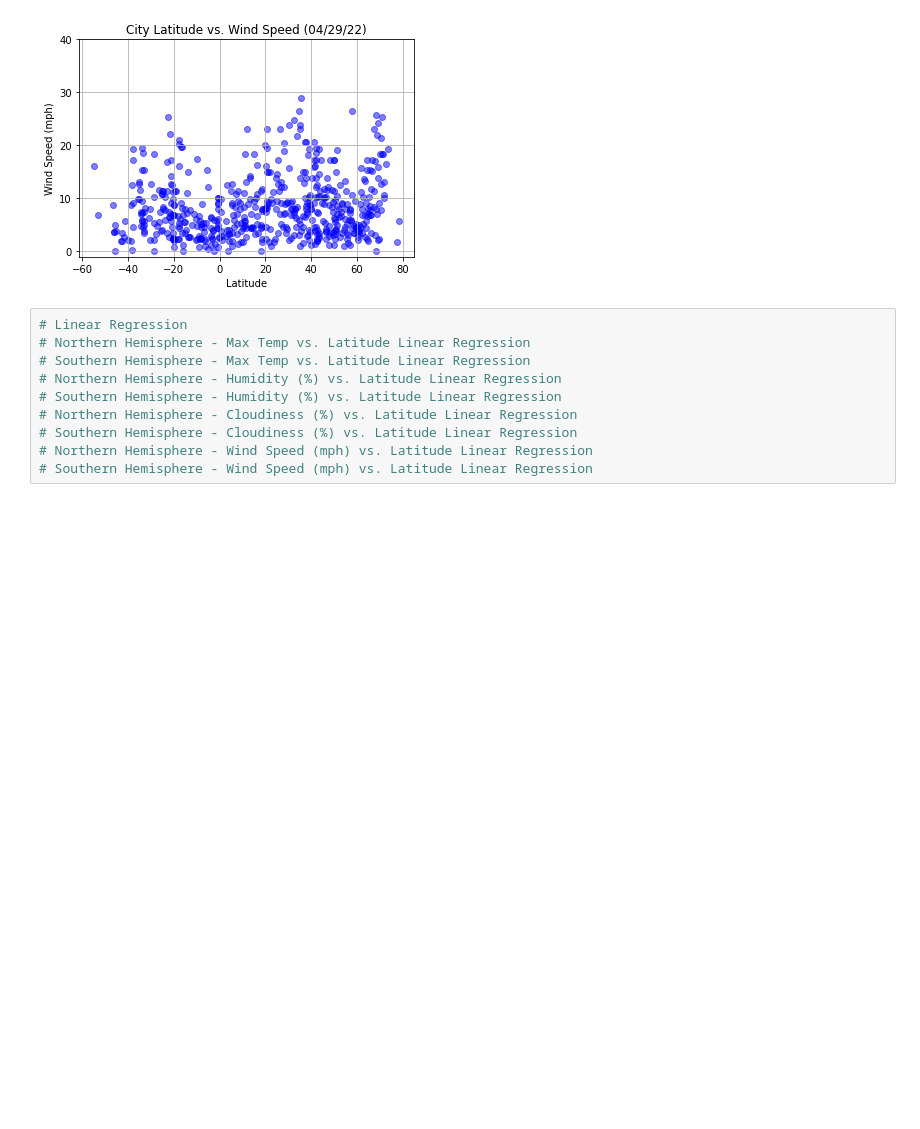
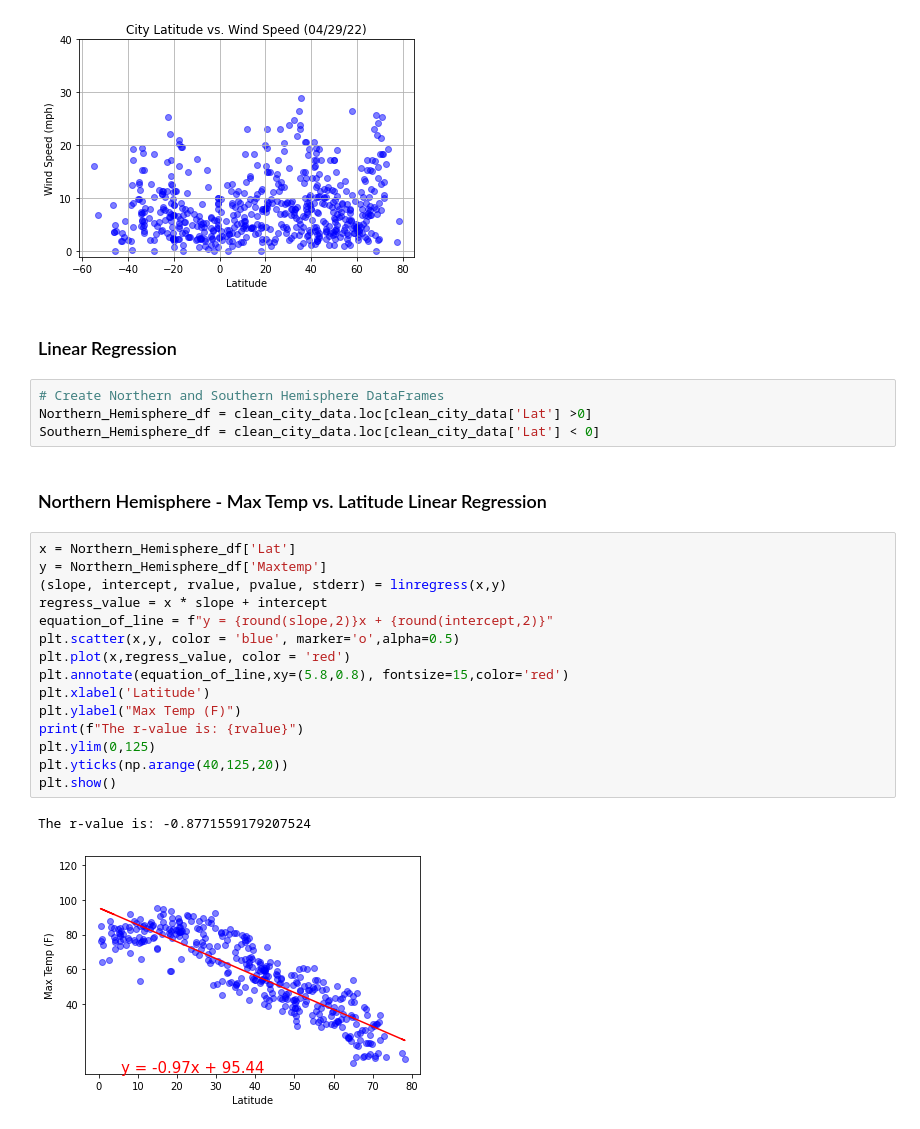
Before and after one commit to vasantap/python-api-challenge, a Jupyter notebook: WeatherPy/WeatherPy.ipynb, the cells around one changed output. Saved outputs shown, nothing was run; the diff lists cells and outputs as text; blank space fills up the shorter version.

Commit message:
All linear regression plots

```diff
--- a/WeatherPy/WeatherPy.ipynb
+++ b/WeatherPy/WeatherPy.ipynb
@@ -273,13 +273,29 @@ plt.grid()
 plt.show()
 # %% [output]
 [figure]
-# %%
-# Linear Regression
-# Northern Hemisphere - Max Temp vs. Latitude Linear Regression
-# Southern Hemisphere - Max Temp vs. Latitude Linear Regression
-# Northern Hemisphere - Humidity (%) vs. Latitude Linear Regression
-# Southern Hemisphere - Humidity (%) vs. Latitude Linear Regression
-# Northern Hemisphere - Cloudiness (%) vs. Latitude Linear Regression
-# Southern Hemisphere - Cloudiness (%) vs. Latitude Linear Regression
-# Northern Hemisphere - Wind Speed (mph) vs. Latitude Linear Regression
-# Southern Hemisphere - Wind Speed (mph) vs. Latitude Linear Regression
+# %% [markdown]
+### Linear Regression
+# %%
+# Create Northern and Southern Hemisphere DataFrames
+Northern_Hemisphere_df = clean_city_data.loc[clean_city_data['Lat'] >0]
+Southern_Hemisphere_df = clean_city_data.loc[clean_city_data['Lat'] < 0]
+# %% [markdown]
+### Northern Hemisphere - Max Temp vs. Latitude Linear Regression
+# %%
+x = Northern_Hemisphere_df['Lat']
+y = Northern_Hemisphere_df['Maxtemp']
+(slope, intercept, rvalue, pvalue, stderr) = linregress(x,y)
+regress_value = x * slope + intercept
+equation_of_line = f"y = {round(slope,2)}x + {round(intercept,2)}"
+plt.scatter(x,y, color = 'blue', marker='o',alpha=0.5)
+plt.plot(x,regress_value, color = 'red')
+plt.annotate(equation_of_line,xy=(5.8,0.8), fontsize=15,color='red')
+plt.xlabel('Latitude')
+plt.ylabel("Max Temp (F)")
+print(f"The r-value is: {rvalue}")
+plt.ylim(0,125)
+plt.yticks(np.arange(40,125,20))
+plt.show()
+# %% [output]
+The r-value is: -0.8771559179207524
+[figure, added]
```
Also changed, not shown: parts of 14 cells of this notebook, 12 other files.
